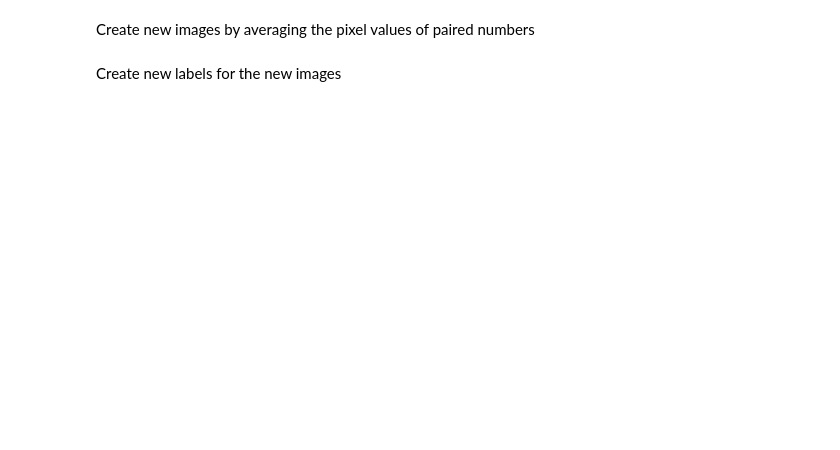
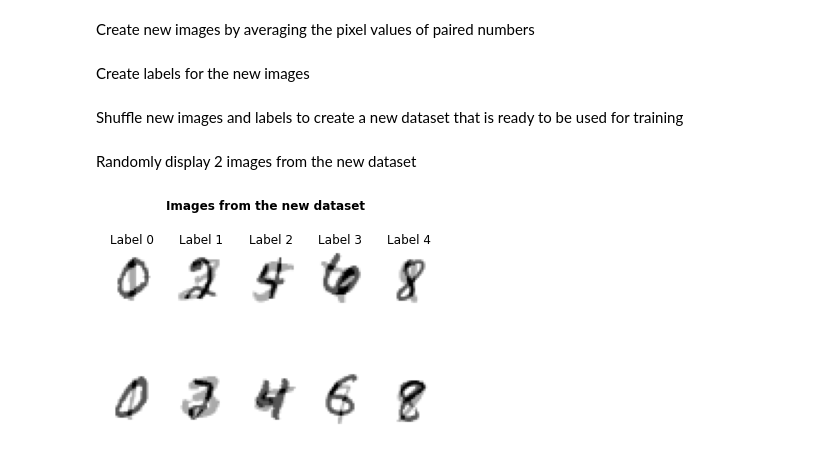
Before and after one commit to diegosol127/CSCE-636-Deep-Learning, a Jupyter notebook: Homework/CSCE_636_HW03_Sol.ipynb, the cells around one changed output. Cells and saved outputs as stored; diff of their text form; code cells hidden in the pictures; blank space fills up the shorter version.

```diff
--- a/Homework/CSCE_636_HW03_Sol.ipynb
+++ b/Homework/CSCE_636_HW03_Sol.ipynb
@@ -73,7 +67,7 @@ for kk in nums[::2]:
 train_images_new = np.vstack(train_images_list)
 test_images_new = np.vstack(test_images_list)
 # %% [markdown]
-Create new labels for the new images
+Create labels for the new images
 # %%
 # create lists of new labels
 train_labels_list = [] # list of arrays containing new training labels
@@ -85,3 +79,41 @@ for ii in range(5):
 # concatenate arrays to create new training and testing labels
 train_labels_new = np.hstack(train_labels_list)
 test_labels_new = np.hstack(test_labels_list)
+# %% [markdown]
+Shuffle new images and labels to create a new dataset that is ready to be used for training
+# %%
+# pair images and labels together
+train_data_paired = list(zip(train_images_new,train_labels_new))
+test_data_paired = list(zip(test_images_new,test_labels_new))
+
+# shuffle paired data
+np.random.shuffle(train_data_paired)
+np.random.shuffle(test_data_paired)
+
+# unzip shuffled data
+train_images_unzip, train_labels_unzip = zip(*train_data_paired)
+test_images_unzip, test_labels_unzip = zip(*test_data_paired)
+
+# convert unzipped data to nump.ndarray
+train_images_NEW = np.asarray(train_images_unzip)
+train_labels_NEW = np.asarray(train_labels_unzip)
+test_images_NEW = np.asarray(test_images_unzip)
+test_labels_NEW = np.asarray(test_labels_unzip)
+# %% [markdown]
+Randomly display 2 images from the new dataset
+# %%
+# create figure
+fig,axs = plt.subplots(2,5)
+
+# figure title
+fig.suptitle("Images from the new dataset", fontweight="bold")
+
+# plot the new images
+for ii in range(5):
+  axs[0,ii].set_title(f"Label {ii}")
+
+  for jj in range(2):
+    axs[jj,ii].imshow(train_images_NEW[np.random.choice(np.where(train_labels_NEW==ii)[0])], cmap=plt.cm.binary)
+    axs[jj,ii].axis("off")
+# %% [output]
+[figure, added]
```
Also changed, not shown: parts of 6 cells of this notebook.
